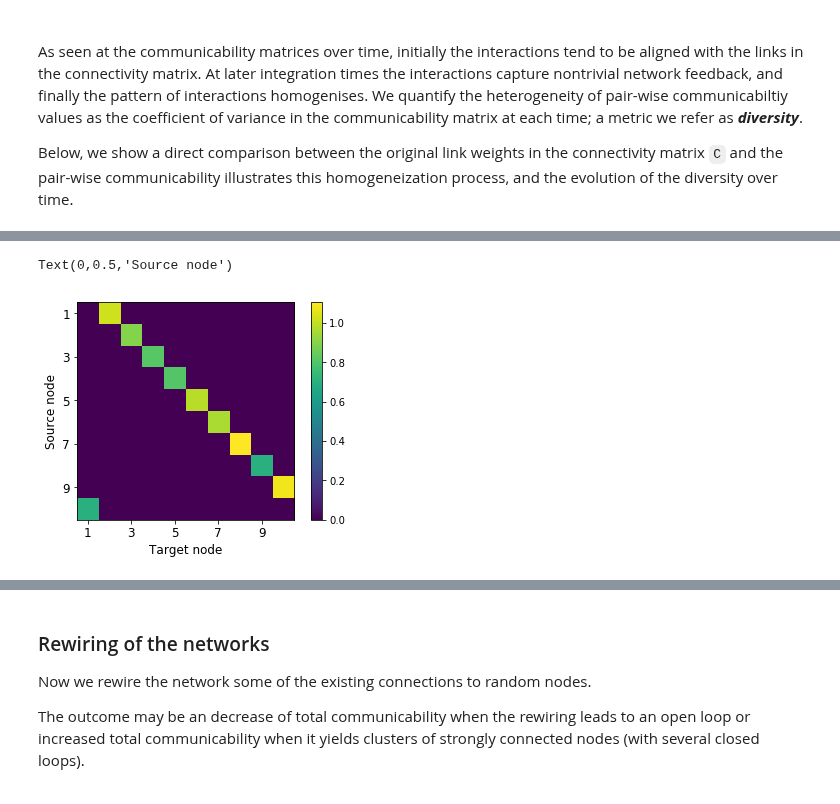
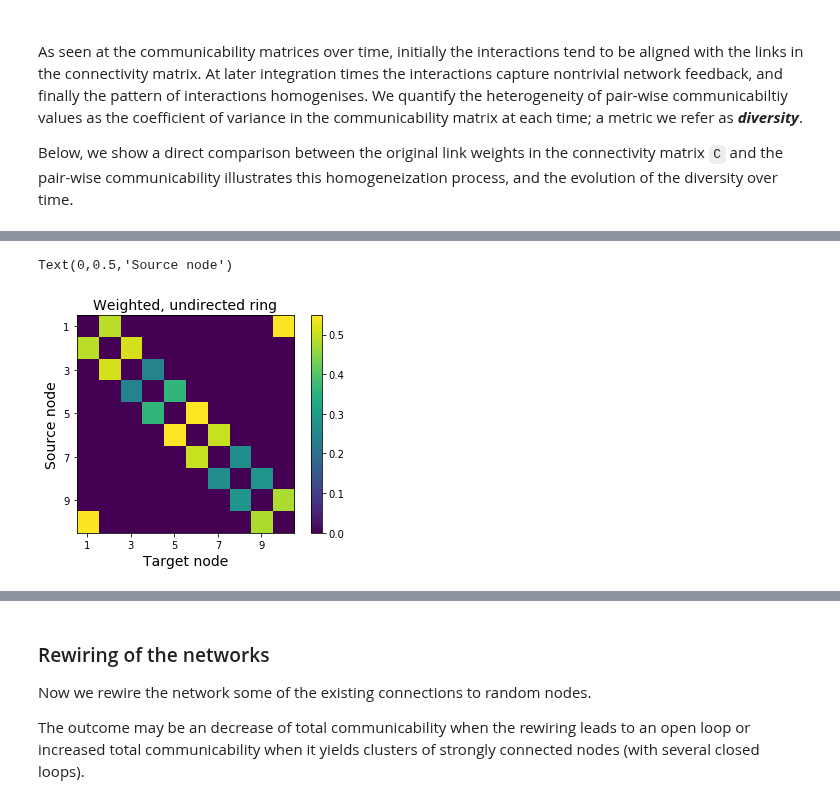
Before and after one commit to mb-BCA/NetDynFlow, a Jupyter notebook: Examples/Tutorial_1_Basics.ipynb, the cells around one changed output, grey strips where cells are left out. Drawn from its saved outputs; the diff is of its cells as text; code cells hidden in the pictures.

```diff
--- a/Examples/Tutorial_1_Basics.ipynb
+++ b/Examples/Tutorial_1_Basics.ipynb
@@ -512,17 +534,18 @@ The undirected ring will be constructed symmetrising the directed ring created b
 # %%
 # Create the symmetric version of the original directed ring
 C_sym = 0.5 * (C_dir + C_dir.T)
 
 # Visualise the new connectivity matrix
 axticks = np.arange(0,N,2)
 
 plt.figure()
-plt.imshow(C_dir, interpolation='nearest')
-plt.xticks(axticks, axticks+1, fontsize=12)
-plt.yticks(axticks, axticks+1, fontsize=12)
+plt.title('Weighted, undirected ring', fontsize=14)
+plt.imshow(C_sym, interpolation='nearest')
+plt.xticks(axticks, axticks+1, fontsize=10)
+plt.yticks(axticks, axticks+1, fontsize=10)
 plt.colorbar()
-plt.xlabel('Target node', fontsize=12)
-plt.ylabel('Source node', fontsize=12)
+plt.xlabel('Target node', fontsize=14)
+plt.ylabel('Source node', fontsize=14)
 # %% [output]
 Text(0,0.5,'Source node')
-[figure, old version]
+[figure, new version]
```
Also changed, not shown: parts of 18 cells of this notebook.
